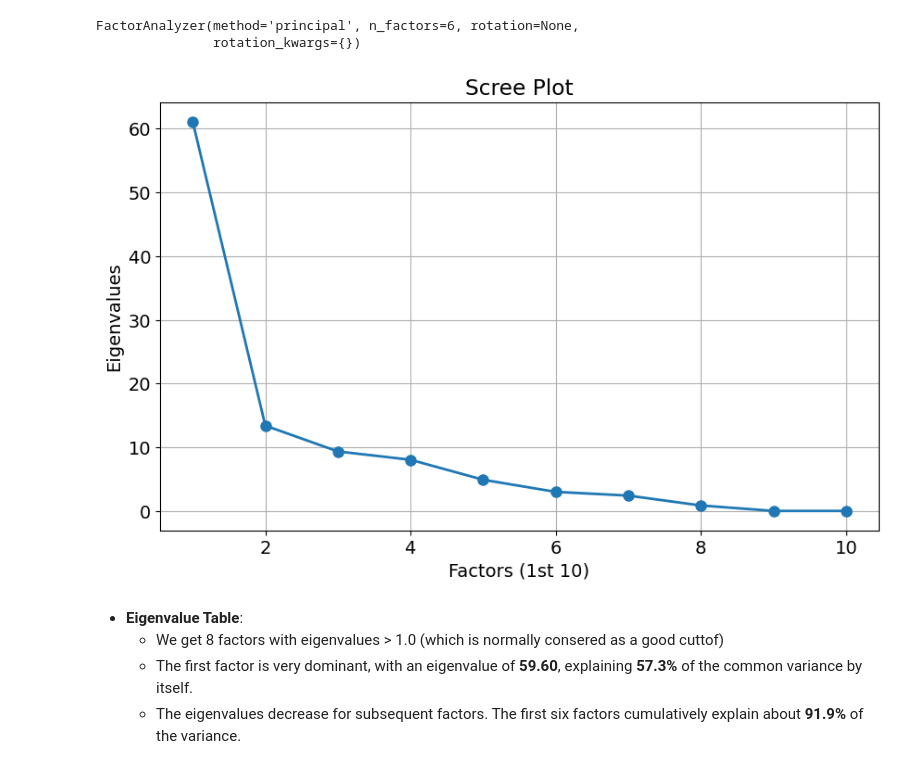
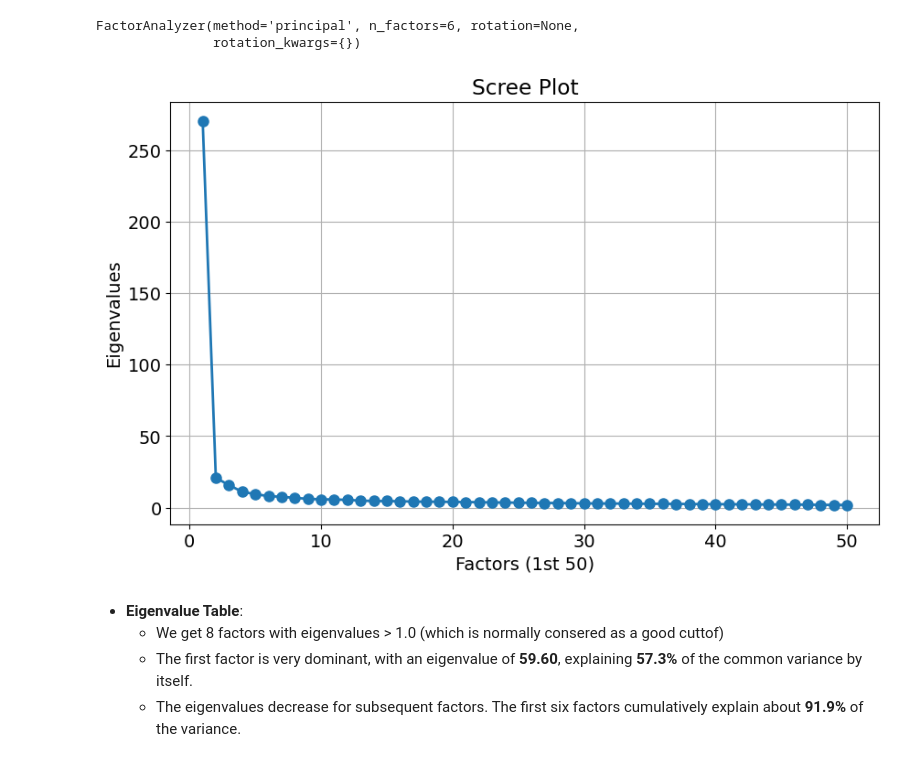
Before and after one commit to Shariar076/llm-ideological-depth, a Jupyter notebook: factor_analysis.ipynb, the cells around one changed output. Drawn from its saved outputs; the diff is of its cells as text; code cells hidden in the pictures.

```diff
--- a/factor_analysis.ipynb
+++ b/factor_analysis.ipynb
@@ -30,0 +35,11 @@ df.describe()
+# %%
+# subset to avoid singular matrix and failure in KMO which i think occurs when n_items>>n_candidates
+# this doesn't happen in case of general suvey where survey population size is large and questions are few
+df = pd.read_csv("irt_files/rollcalls_vote_matrix.csv")#.iloc[:, :102]
+for col in df.columns:
+    mode_val = df[col].mode()
+    df[col].fillna(mode_val.iloc[0], inplace=True)
+
+print(df.isna().sum(axis=1).sum())
+print(df.shape)
+df.head()
@@ -117,15 +179,15 @@ FactorAnalyzer(method='principal', n_factors=6, rotation=None,
 # %%
 eigenvalues, _ = fa_unrotated.get_eigenvalues()
 plt.rcParams.update({'figure.figsize':(10,6), 'font.size': 14})
-n_meaningful = 10  # or 8 if you want to be strict
+n_meaningful = 50  # or 8 if you want to be strict
 plt.plot(range(1, n_meaningful+1), eigenvalues[:n_meaningful], marker='o', linewidth=2, markersize=8)
 plt.title('Scree Plot')
-plt.xlabel('Factors (1st 10)')
+plt.xlabel('Factors (1st 50)')
 plt.ylabel('Eigenvalues')
 plt.grid()
 plt.show()
 # %% [output]
-[figure, old version]
+[figure, new version]
 # %% [markdown]
 * **Eigenvalue Table**:
     * We get 8 factors with eigenvalues > 1.0 (which is normally consered as a good cuttof)
```
Also changed, not shown: parts of 12 cells of this notebook, 39 other files.
